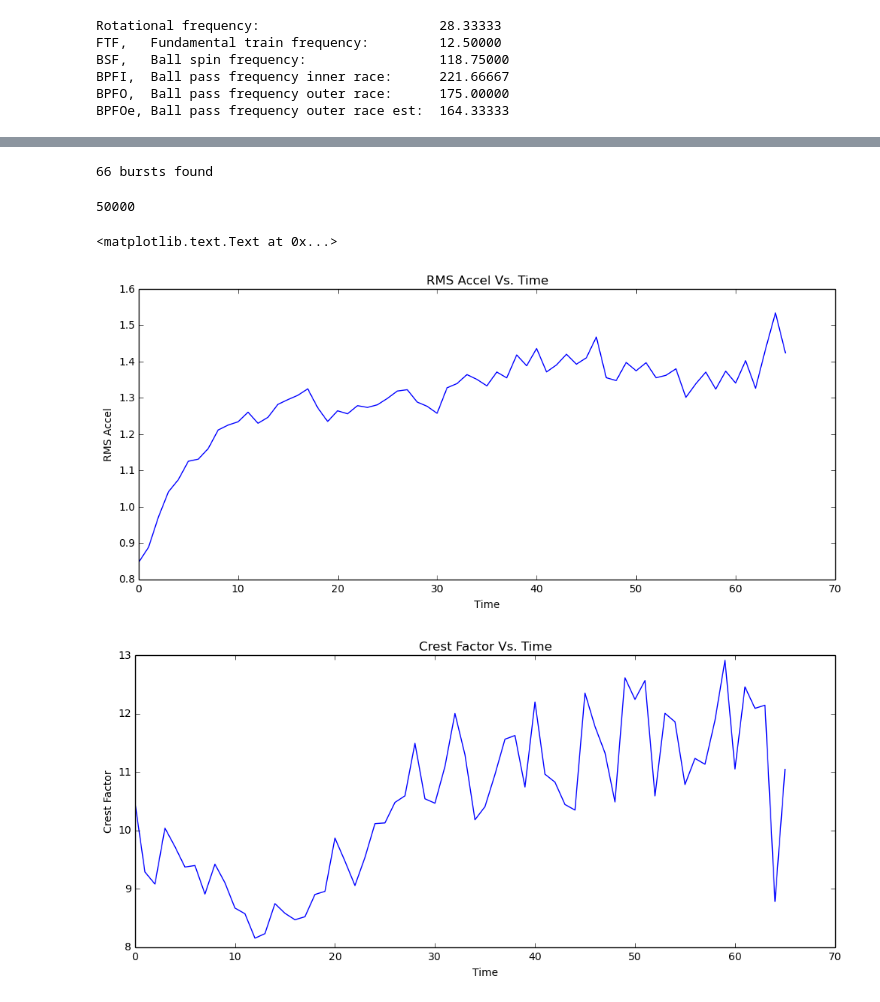
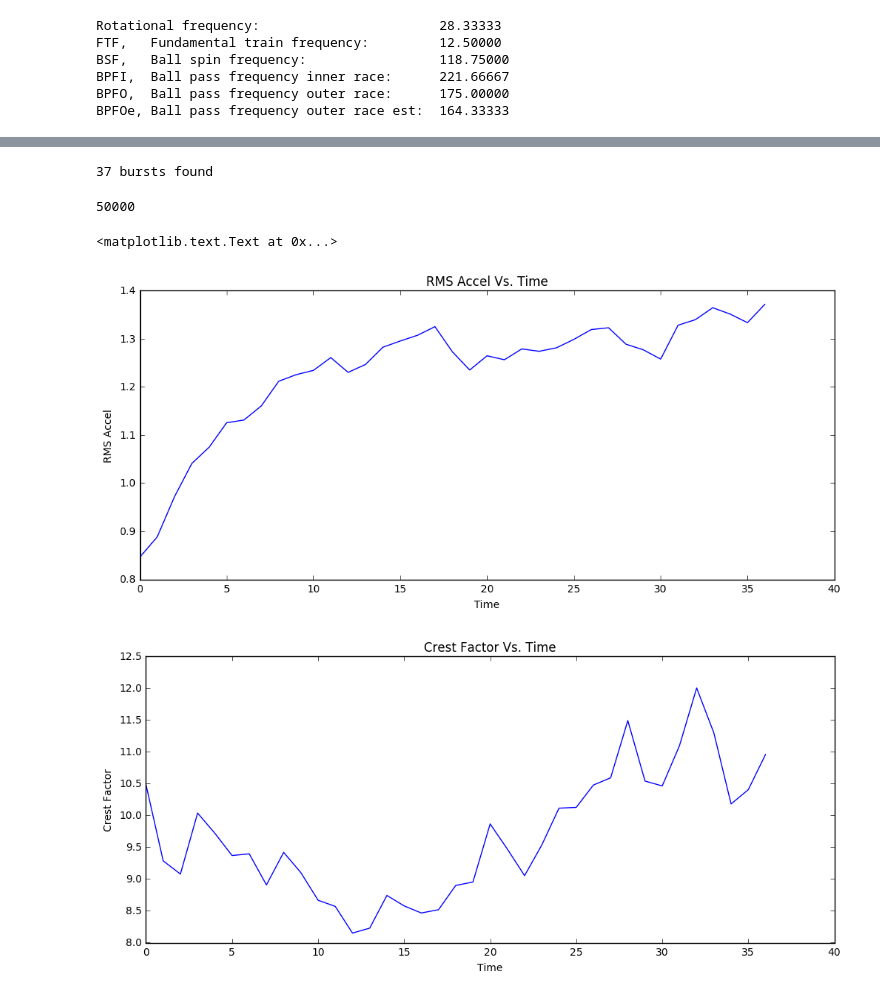
Before and after one commit to LORD-MicroStrain/SensorCloud, a Jupyter notebook: MathEngine/Example Notebooks/Lab Bearing Analysis.ipynb, the cells around one changed output, grey strips where cells are left out. Saved outputs shown, nothing was run; the diff lists cells and outputs as text; code cells hidden in the pictures.

```diff
--- a/MathEngine/Example Notebooks/Lab Bearing Analysis.ipynb
+++ b/MathEngine/Example Notebooks/Lab Bearing Analysis.ipynb
@@ -13,6 +3,7 @@
 # %%
 import numpy as np
 import matplotlib
+from math import cos
 from mpl_toolkits.mplot3d import Axes3D
 from matplotlib.collections import PolyCollection
 import matplotlib.pyplot as plt
@@ -20,7 +11,7 @@ from matplotlib import cm, colors
 from MathEngine import FFT as meFFT
 
 matplotlib.rcParams['figure.figsize'] = (12,5)
-rcParams['savefig.dpi'] = 100
+matplotlib.rcParams['savefig.dpi'] = 100
 # %%
 #bearing info
 
@@ -72,10 +63,10 @@ BPFOe, Ball pass frequency outer race est:  164.33333
 repo = TimeSeriesRepo('FFFF0015C92A4840')
 
 #entire dat set
-allSeries = repo.getAllTimeSeries( '96', 'ch1', startTime=1397661208021542000, endTime=1397669095623446000 )
+#allSeries = repo.getAllTimeSeries( '96', 'ch1', startTime=1397661208021542000, endTime=1397669095623446000 )
 
 #first half of data set
-#allSeries = repo.getAllTimeSeries( '96', 'ch1', startTime=1397661157713273000, endTime=1397665650015541000 )
+allSeries = repo.getAllTimeSeries( '96', 'ch1', startTime=1397661157713273000, endTime=1397665650015541000 )
 
 #first four bursts
 #allSeries = repo.getAllTimeSeries( '96', 'ch1', startTime=1397661211814921000, endTime=1397661653626747000 )
@@ -94,22 +85,24 @@ expectedTimePeriod = (1.0/series.getSampleRate())*NANO_PER_SEC
 #print expectedTimePeriod
 # %%
 bursts = [] # List of detected burst segments
-oldIndex = 0 # The start of the first burst
 oldPoint = series[0]
+tmp_points = []
 
 for i, point in enumerate(series):
+    tmp_points.append(point)
     difference = point[0] - oldPoint[0]
 
     # If a gap in data is detected we assume we are at the end of a burst
     if difference > 1000*expectedTimePeriod:
         #print difference
-        bursts.append(series[oldIndex:i])
-        oldIndex = i # The beginning of the next burst
+        bursts.append(tmp_points)
+        tmp_points = []
     oldPoint = point
-bursts.append(series[oldIndex:])
+bursts.append(tmp_points)
+del tmp_points
 print len(bursts), 'bursts found'
 # %% [output]
-66 bursts found
+37 bursts found
 # %%
 def filterSignal(values, sampleRate, filterType, order, freq1, freq2 = None):
     from scipy.signal import butter, filtfilt
@@ -215,42 +208,42 @@ def rmsAmplitude(values):
     for x in values:
         returnValue += x**2
     returnValue = returnValue/len(values)
-    returnValue = sqrt(returnValue)
+    returnValue = np.sqrt(returnValue)
     return returnValue
 # %%
 rmsValue = []
 crestFactorValue = []
 tempValue = []
 burstTimestamps = []
 
 for burst in bursts:
     scaledData = (np.array( map(lambda x: x[1], burst) )*slope) + offset
     burstTimestamps.append(np.array( map(lambda x: x[0], burst)))
     meanValue = np.mean(scaledData)
     rmsValue.append(rmsAmplitude(scaledData))
     ptp = np.ptp(scaledData)
     crestFactorValue.append(abs(ptp)/(rmsValue[-1]))
     #print '-----------------'
     #print len(scaledData), 'points in array'
     #print 'mean:        ', meanValue
     #print 'rms:         ', rmsValue[-1]
     #print 'ptp:         ', ptp
     #print 'crest factor:', crestFactorValue[-1]
 
-figure(0)
-plot(rmsValue)
-xlabel('Time')
-ylabel('RMS Accel')
-title('RMS Accel Vs. Time')
-figure(1)
-plot(crestFactorValue)
-xlabel('Time')
-ylabel('Crest Factor')
-title('Crest Factor Vs. Time')
+plt.figure(0)
+plt.plot(rmsValue)
+plt.xlabel('Time')
+plt.ylabel('RMS Accel')
+plt.title('RMS Accel Vs. Time')
+plt.figure(1)
+plt.plot(crestFactorValue)
+plt.xlabel('Time')
+plt.ylabel('Crest Factor')
+plt.title('Crest Factor Vs. Time')
 # %% [output]
 <matplotlib.text.Text at 0x...>
-[figure, old version]
+[figure, new version]
-[figure, old version]
+[figure, new version]
 # %%
 firstTimestampBurst = []
 for x in burstTimestamps:
```
Also changed, not shown: parts of 4 cells of this notebook, 7 other files.
